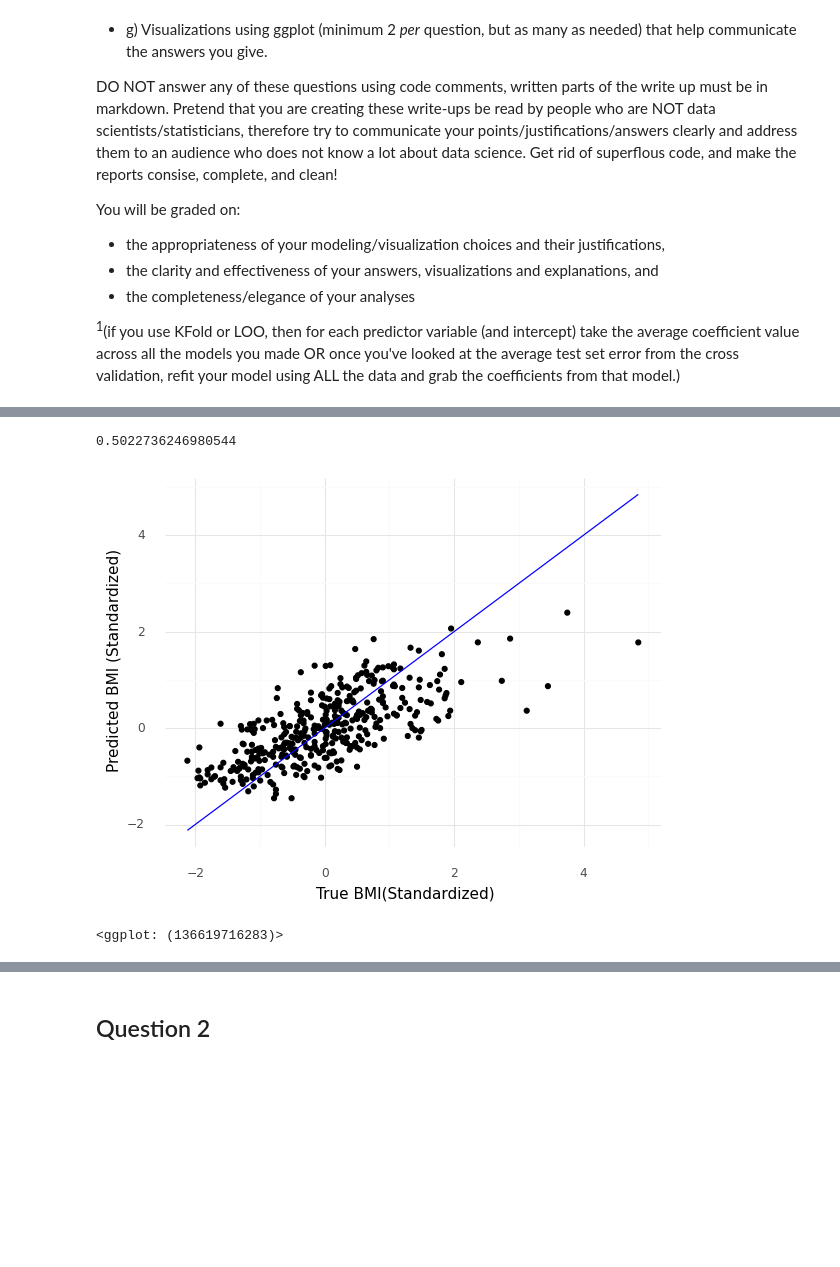
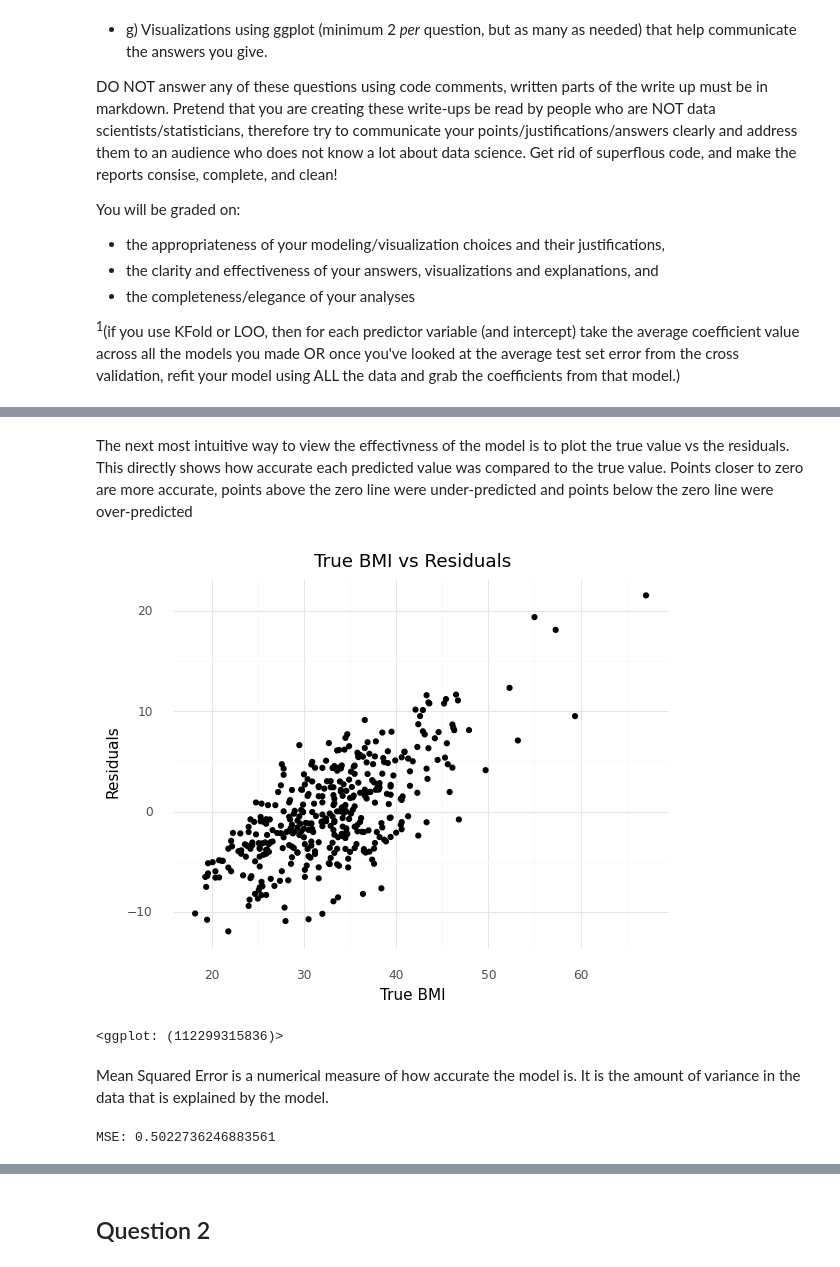
Before and after one commit to danshaub/CPSC392ParlettPelleriti, a Jupyter notebook: ProjectsAndExams/Project1/Project1.ipynb, the cells around one changed output, grey strips where cells are left out. Cells and saved outputs as stored; diff of their text form; code cells hidden in the pictures; blank space fills up the shorter version.

```diff
--- a/ProjectsAndExams/Project1/Project1.ipynb
+++ b/ProjectsAndExams/Project1/Project1.ipynb
@@ -225,16 +208,17 @@ linRegZ.coef_ = np.array([[(x1std['Pregnancies']/y1std) * coefs['Pregnancies'].m
-# %%
-yz1_pred = linRegZ.predict(xz1)
-
-testDfz = pd.DataFrame({"True" : yz1[:,0], "Pred" : yz1_pred[:,0]})
-
-print(linRegZ.score(xz1, yz1))
-
-(ggplot(testDfz, aes(x = "True", y = "Pred")) +
- geom_point() +
- geom_line(aes(x = "True", y = "True"), color="blue") +
- labs(x = "True BMI(Standardized)", y = "Predicted BMI (Standardized)") +
- theme_minimal())
-# %% [output]
-0.5022736246980544
-[figure, removed]
-<ggplot: (136619716283)>
+# %% [markdown]
+The next most intuitive way to view the effectivness of the model is to plot the true value vs the residuals. This directly shows how accurate each predicted value was compared to the true value. Points closer to zero are more accurate, points above the zero line were under-predicted and points below the zero line were over-predicted
+# %%
+(ggplot(testDf, aes(x = "True", y = "Residuals")) +
+ geom_point() +
+ labs(x = "True BMI", y = "Residuals") +
+ ggtitle("True BMI vs Residuals") +
+ theme_minimal())
+# %% [output]
+[figure, added]
+<ggplot: (112299315836)>
+# %% [markdown]
+Mean Squared Error is a numerical measure of how accurate the model is. It is the amount of variance in the data that is explained by the model.
+# %%
+print("MSE: " +  str(linReg.score(x1, y1)))
+# %% [output]
+MSE: 0.5022736246883561
```
Also changed, not shown: parts of 54 cells of this notebook, 4 other files.
